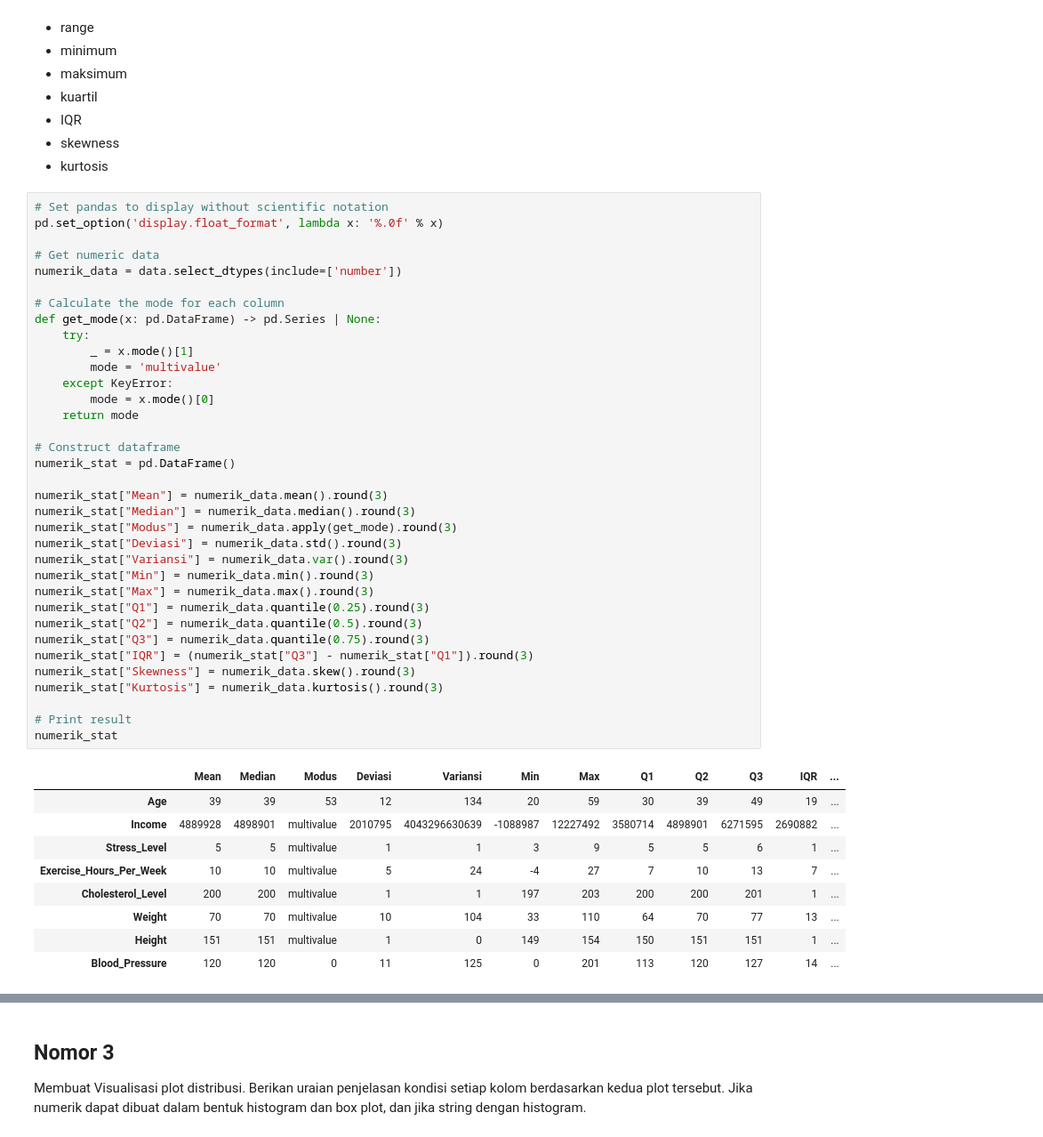
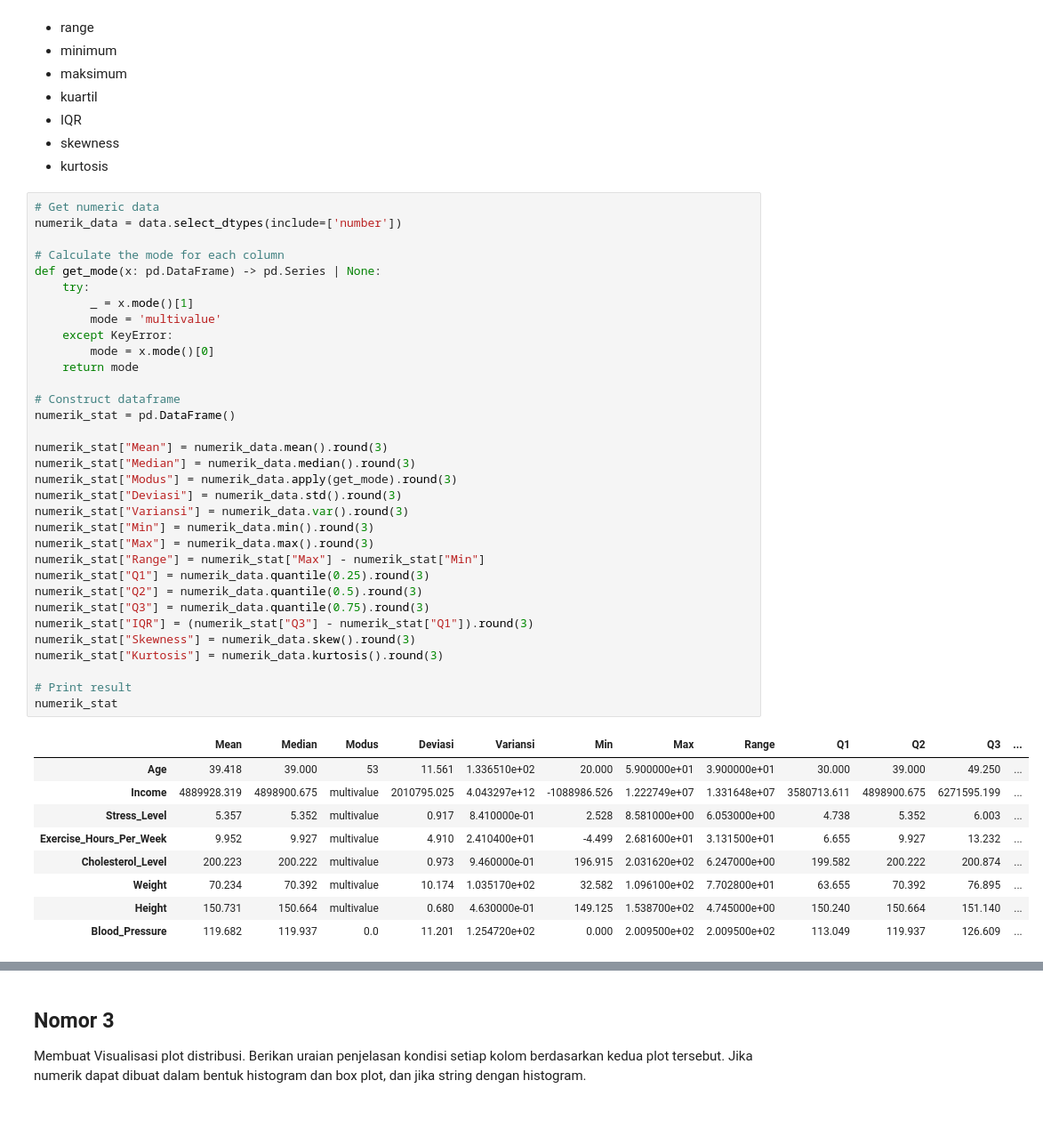
Before and after one commit to NoHaitch/Tubes_Probstat, a Jupyter notebook: K01-IF2220-13522071-13522091.ipynb, the cells around one changed output, grey strips where cells are left out. Shown at 89% size. Drawn from its saved outputs; the diff is of its cells as text.

```diff
--- a/K01-IF2220-13522071-13522091.ipynb
+++ b/K01-IF2220-13522071-13522091.ipynb
@@ -130,50 +131,48 @@ Untuk data numerik akan dicari:
 - skewness
 - kurtosis
 # %%
-# Set pandas to display without scientific notation
-pd.set_option('display.float_format', lambda x: '%.0f' % x)
-
 # Get numeric data
 numerik_data = data.select_dtypes(include=['number'])
 
 # Calculate the mode for each column
 def get_mode(x: pd.DataFrame) -> pd.Series | None:
     try:
         _ = x.mode()[1]
         mode = 'multivalue'
     except KeyError:
         mode = x.mode()[0]
     return mode
 
 # Construct dataframe
 numerik_stat = pd.DataFrame()
 
 numerik_stat["Mean"] = numerik_data.mean().round(3)
 numerik_stat["Median"] = numerik_data.median().round(3)
 numerik_stat["Modus"] = numerik_data.apply(get_mode).round(3)
 numerik_stat["Deviasi"] = numerik_data.std().round(3)
 numerik_stat["Variansi"] = numerik_data.var().round(3)
 numerik_stat["Min"] = numerik_data.min().round(3)
 numerik_stat["Max"] = numerik_data.max().round(3)
+numerik_stat["Range"] = numerik_stat["Max"] - numerik_stat["Min"]
 numerik_stat["Q1"] = numerik_data.quantile(0.25).round(3)
 numerik_stat["Q2"] = numerik_data.quantile(0.5).round(3)
 numerik_stat["Q3"] = numerik_data.quantile(0.75).round(3)
 numerik_stat["IQR"] = (numerik_stat["Q3"] - numerik_stat["Q1"]).round(3)
 numerik_stat["Skewness"] = numerik_data.skew().round(3)
 numerik_stat["Kurtosis"] = numerik_data.kurtosis().round(3)
 
 # Print result
 numerik_stat
 # %% [output]
-|  | Mean | Median | Modus | Deviasi | Variansi | Min | Max | Q1 | Q2 | Q3 | IQR | ... |
-| Age | 39 | 39 | 53 | 12 | 134 | 20 | 59 | 30 | 39 | 49 | 19 | ... |
-| Income | 4889928 | 4898901 | multivalue | 2010795 | 4043296630639 | -1088987 | 12227492 | 3580714 | 4898901 | 6271595 | 2690882 | ... |
-| Stress_Level | 5 | 5 | multivalue | 1 | 1 | 3 | 9 | 5 | 5 | 6 | 1 | ... |
-| Exercise_Hours_Per_Week | 10 | 10 | multivalue | 5 | 24 | -4 | 27 | 7 | 10 | 13 | 7 | ... |
-| Cholesterol_Level | 200 | 200 | multivalue | 1 | 1 | 197 | 203 | 200 | 200 | 201 | 1 | ... |
-| Weight | 70 | 70 | multivalue | 10 | 104 | 33 | 110 | 64 | 70 | 77 | 13 | ... |
-| Height | 151 | 151 | multivalue | 1 | 0 | 149 | 154 | 150 | 151 | 151 | 1 | ... |
-| Blood_Pressure | 120 | 120 | 0 | 11 | 125 | 0 | 201 | 113 | 120 | 127 | 14 | ... |
+|  | Mean | Median | Modus | Deviasi | Variansi | Min | Max | Range | Q1 | Q2 | Q3 | ... |
+| Age | 39.418 | 39.000 | 53 | 11.561 | 1.336510e+02 | 20.000 | 5.900000e+01 | 3.900000e+01 | 30.000 | 39.000 | 49.250 | ... |
+| Income | 4889928.319 | 4898900.675 | multivalue | 2010795.025 | 4.043297e+12 | -1088986.526 | 1.222749e+07 | 1.331648e+07 | 3580713.611 | 4898900.675 | 6271595.199 | ... |
+| Stress_Level | 5.357 | 5.352 | multivalue | 0.917 | 8.410000e-01 | 2.528 | 8.581000e+00 | 6.053000e+00 | 4.738 | 5.352 | 6.003 | ... |
+| Exercise_Hours_Per_Week | 9.952 | 9.927 | multivalue | 4.910 | 2.410400e+01 | -4.499 | 2.681600e+01 | 3.131500e+01 | 6.655 | 9.927 | 13.232 | ... |
+| Cholesterol_Level | 200.223 | 200.222 | multivalue | 0.973 | 9.460000e-01 | 196.915 | 2.031620e+02 | 6.247000e+00 | 199.582 | 200.222 | 200.874 | ... |
+| Weight | 70.234 | 70.392 | multivalue | 10.174 | 1.035170e+02 | 32.582 | 1.096100e+02 | 7.702800e+01 | 63.655 | 70.392 | 76.895 | ... |
+| Height | 150.731 | 150.664 | multivalue | 0.680 | 4.630000e-01 | 149.125 | 1.538700e+02 | 4.745000e+00 | 150.240 | 150.664 | 151.140 | ... |
+| Blood_Pressure | 119.682 | 119.937 | 0.0 | 11.201 | 1.254720e+02 | 0.000 | 2.009500e+02 | 2.009500e+02 | 113.049 | 119.937 | 126.609 | ... |
 # %% [markdown]
 ## Nomor 2
 
```
Also changed, not shown: parts of 27 cells of this notebook.
